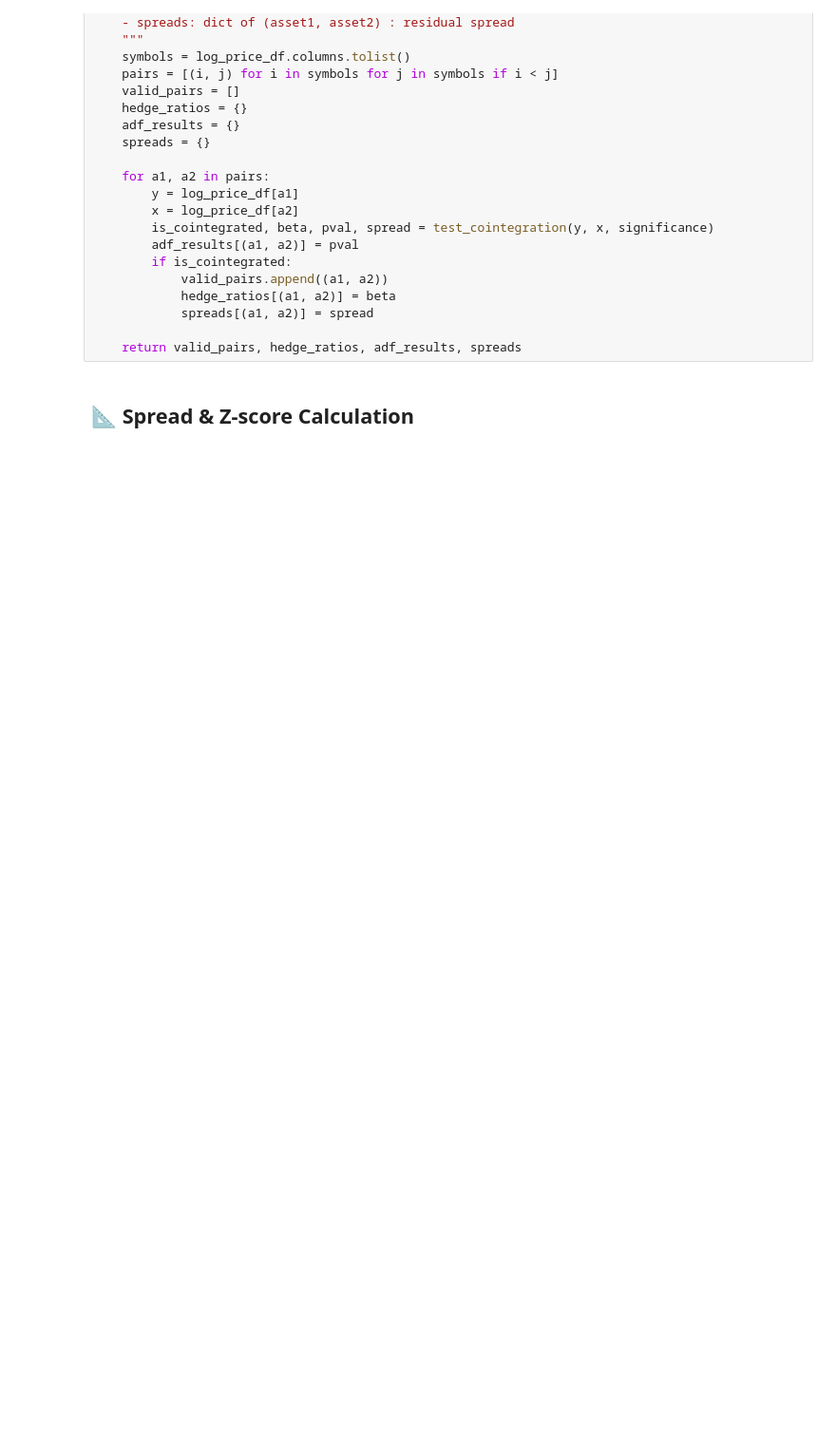
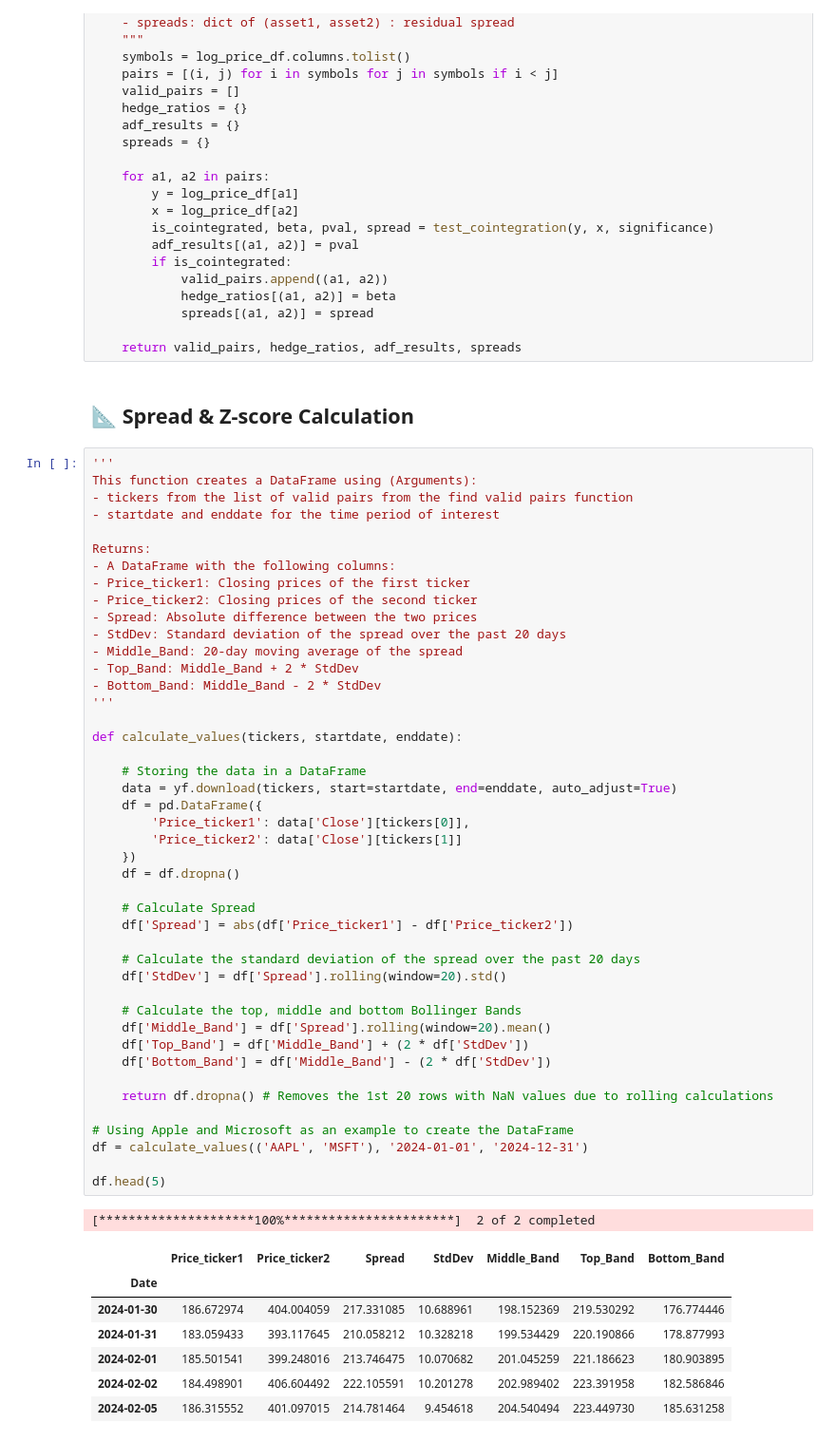
Before and after one commit to nathanielsoo/Monarch-Research-Quant, a Jupyter notebook: pairs_trading.ipynb, the cells around one changed output. Shown at 95% size. Drawn from its saved outputs; the diff is of its cells as text; blank space fills up the shorter version.

```diff
--- a/pairs_trading.ipynb
+++ b/pairs_trading.ipynb
@@ -153,3 +165,56 @@ def find_cointegrated_pairs(log_price_df, significance=0.05):
     return valid_pairs, hedge_ratios, adf_results, spreads
 # %% [markdown]
 ## 📐 Spread & Z-score Calculation
+# %%
+'''
+This function creates a DataFrame using (Arguments):
+- tickers from the list of valid pairs from the find valid pairs function
+- startdate and enddate for the time period of interest
+
+Returns:
+- A DataFrame with the following columns:
+- Price_ticker1: Closing prices of the first ticker
+- Price_ticker2: Closing prices of the second ticker
+- Spread: Absolute difference between the two prices
+- StdDev: Standard deviation of the spread over the past 20 days
+- Middle_Band: 20-day moving average of the spread
+- Top_Band: Middle_Band + 2 * StdDev
+- Bottom_Band: Middle_Band - 2 * StdDev
+'''
+
+def calculate_values(tickers, startdate, enddate):
+
+    # Storing the data in a DataFrame
+    data = yf.download(tickers, start=startdate, end=enddate, auto_adjust=True)
+    df = pd.DataFrame({
+        'Price_ticker1': data['Close'][tickers[0]],
+        'Price_ticker2': data['Close'][tickers[1]]
+    })
+    df = df.dropna()
+
+    # Calculate Spread
+    df['Spread'] = abs(df['Price_ticker1'] - df['Price_ticker2'])
+
+    # Calculate the standard deviation of the spread over the past 20 days
+    df['StdDev'] = df['Spread'].rolling(window=20).std()
+
+    # Calculate the top, middle and bottom Bollinger Bands
+    df['Middle_Band'] = df['Spread'].rolling(window=20).mean()
+    df['Top_Band'] = df['Middle_Band'] + (2 * df['StdDev'])
+    df['Bottom_Band'] = df['Middle_Band'] - (2 * df['StdDev'])
+
+    return df.dropna() # Removes the 1st 20 rows with NaN values due to rolling calculations
+
+# Using Apple and Microsoft as an example to create the DataFrame
+df = calculate_values(('AAPL', 'MSFT'), '2024-01-01', '2024-12-31')
+
+df.head(5)
+# %% [output]
+[*********************100%***********************]  2 of 2 completed
+|  | Price_ticker1 | Price_ticker2 | Spread | StdDev | Middle_Band | Top_Band | Bottom_Band |
+| Date |  |  |  |  |  |  |  |
+| 2024-01-30 | 186.672974 | 404.004059 | 217.331085 | 10.688961 | 198.152369 | 219.530292 | 176.774446 |
+| 2024-01-31 | 183.059433 | 393.117645 | 210.058212 | 10.328218 | 199.534429 | 220.190866 | 178.877993 |
+| 2024-02-01 | 185.501541 | 399.248016 | 213.746475 | 10.070682 | 201.045259 | 221.186623 | 180.903895 |
+| 2024-02-02 | 184.498901 | 406.604492 | 222.105591 | 10.201278 | 202.989402 | 223.391958 | 182.586846 |
+| 2024-02-05 | 186.315552 | 401.097015 | 214.781464 | 9.454618 | 204.540494 | 223.449730 | 185.631258 |
```
Also changed, not shown: parts of 4 cells of this notebook.
